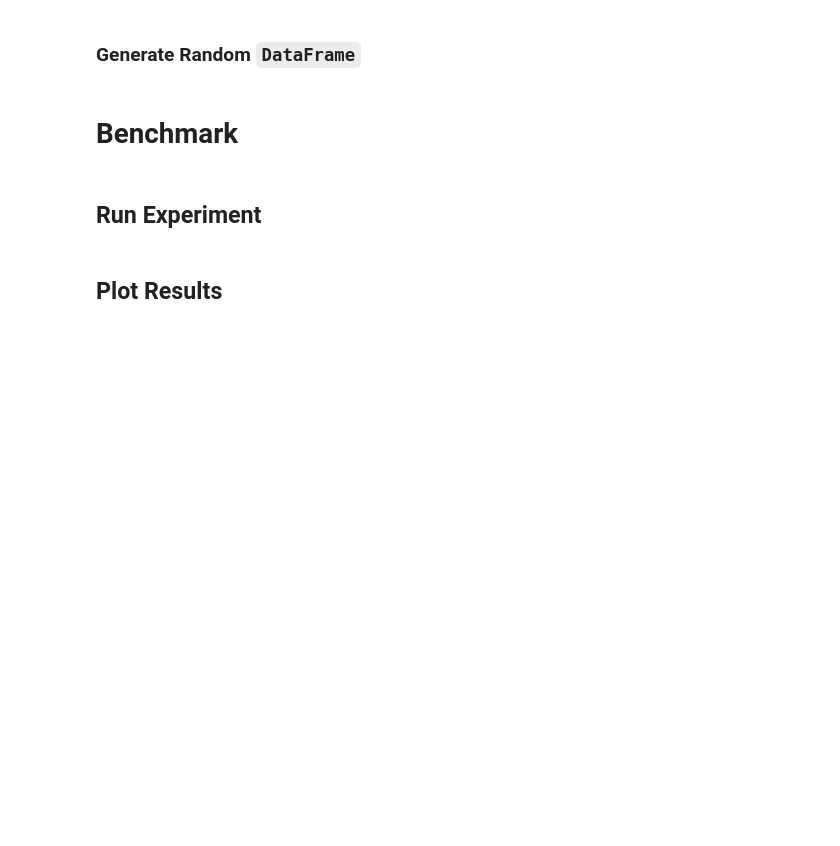
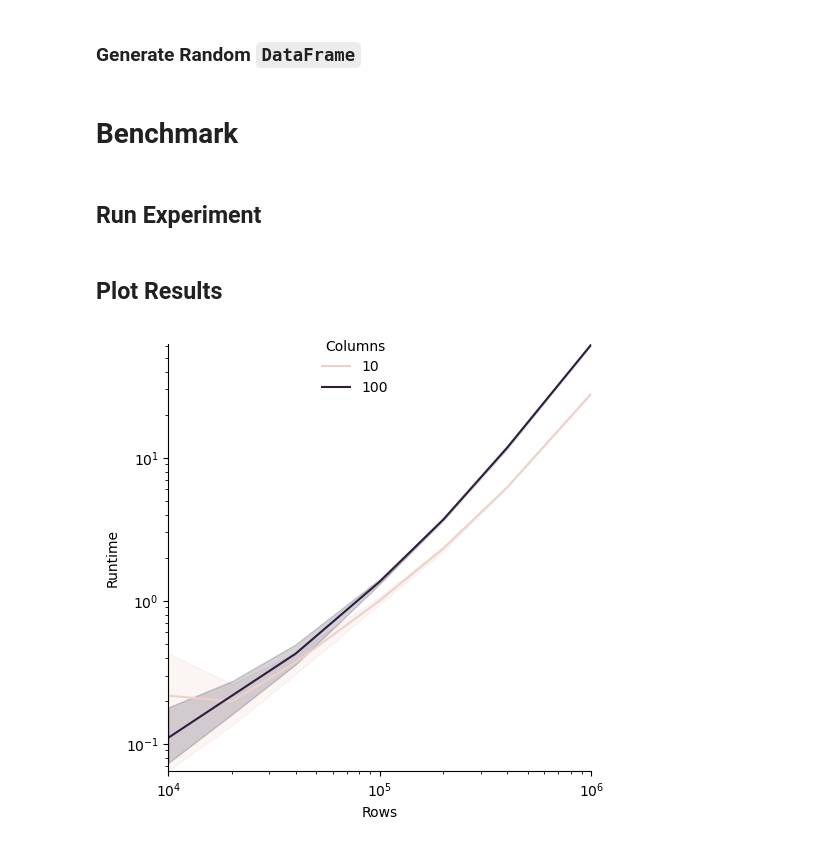
Before and after one commit to niemasd/Polars-DataFrame-Clustering, a Jupyter notebook: hdbscan_benchmark.ipynb, the cells around one changed output. Cells and saved outputs as stored; diff of their text form; code cells hidden in the pictures; blank space fills up the shorter version.

```diff
--- a/hdbscan_benchmark.ipynb
+++ b/hdbscan_benchmark.ipynb
@@ -18,12 +19,12 @@ import polars as pl
 # %% [markdown]
 ### Number of `DataFrame` Rows and Columns
 # %%
-NUM_ROWS = [10_000, 100_000, 1_000_000, 10_000_000, 100_000_000]
+NUM_ROWS = [10_000, 20_000, 40_000, 100_000, 200_000, 400_000, 1_000_000]
 NUM_COLS = [10, 100]
 # %% [markdown]
 ### Number of Replicates per `DataFrame` Dimensions
 # %%
-NUM_REPS = 2
+NUM_REPS = 5
 # %% [markdown]
 ## Functions
 # %% [markdown]
@@ -83,10 +84,14 @@ for num_rows in NUM_ROWS:
 # %%
 g = relplot(x=x, y=y, hue=h, kind='line')
 g.set_axis_labels("Rows", "Runtime")
 g.legend.set_title("Columns")
 g.set(
     xlim=(min(x), max(x)),
     ylim=(min(y), max(y)),
     xscale="log",
     yscale="log",
 )
+move_legend(g, loc="upper center")
+plt.savefig("hdbscan_benchmark.pdf", bbox_inches="tight")
+# %% [output]
+[figure, added]
```
Also changed, not shown: parts of 1 cell of this notebook.
